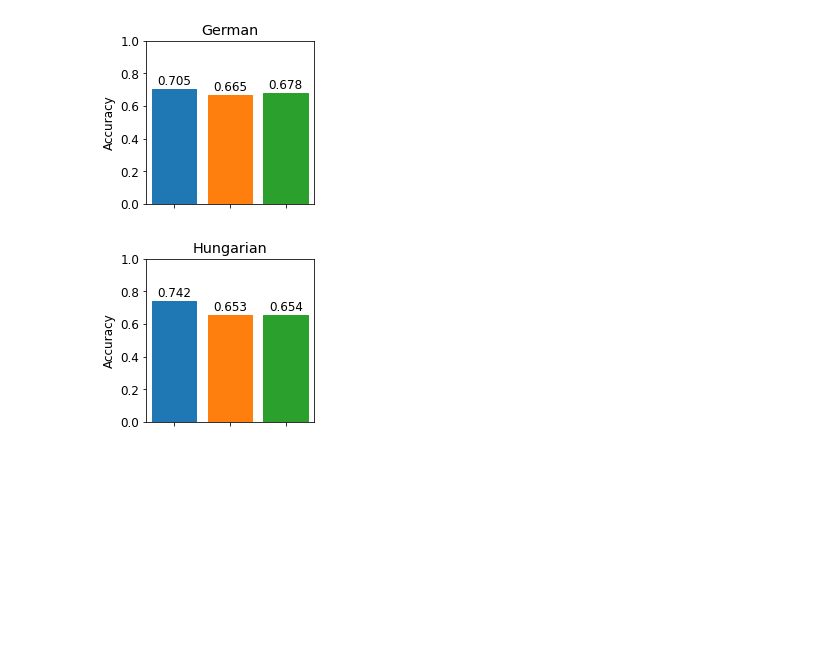
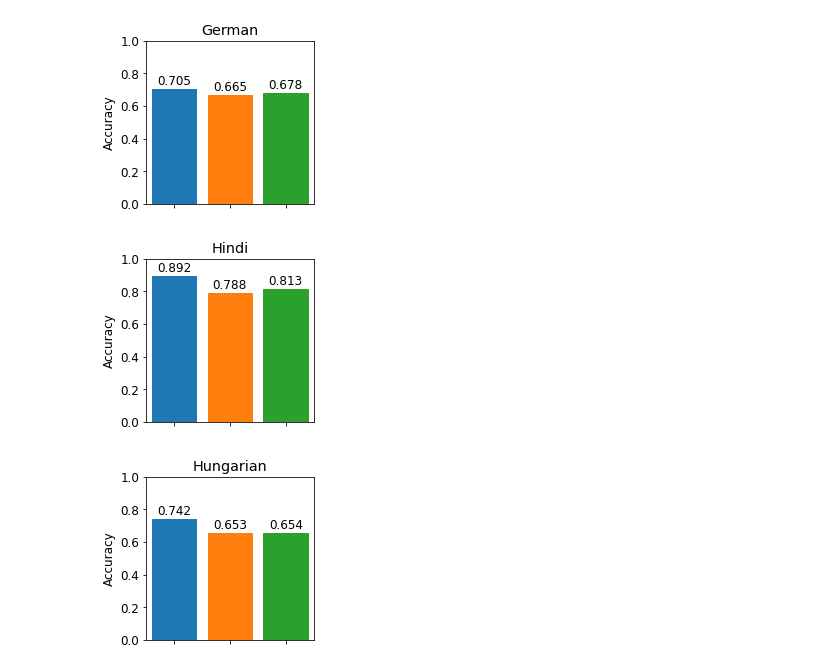
Before and after one commit to edward-chew/machine-translation, a Jupyter notebook: results.ipynb, the cells around one changed output. Drawn from its saved outputs; the diff is of its cells as text; code cells hidden in the pictures; blank space fills up the shorter version.

```diff
--- a/results.ipynb
+++ b/results.ipynb
@@ -334,6 +334,11 @@ create_barchart("German")
 plt.savefig("Figures/figure3-German.png", bbox_inches="tight", dpi=2000)
 # %% [output]
 [figure]
+# %%
+create_barchart("Hindi")
+plt.savefig("Figures/figure3-Hindi.png", bbox_inches="tight", dpi=2000)
+# %% [output]
+[figure, added]
 # %%
 create_barchart("Hungarian")
 plt.savefig("Figures/figure3-Hungarian.png", bbox_inches="tight", dpi=2000)
```
Also changed, not shown: parts of 2 cells of this notebook, 7 other files.
